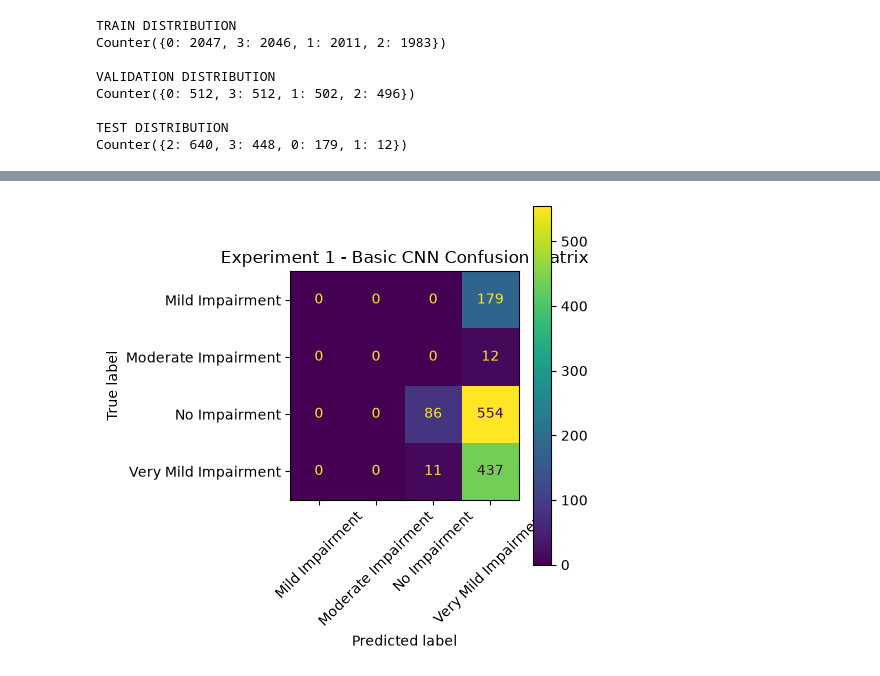
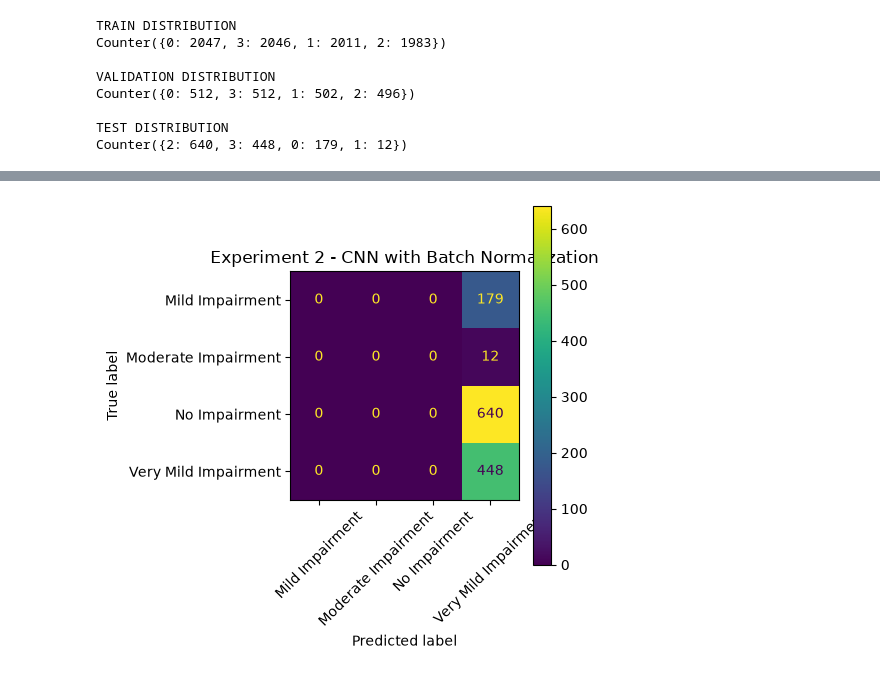
Before and after one commit to Himanshimittal051104/Alzheimer_Diagnosis_CNN, a Jupyter notebook: experiments/02_batch_normalization.ipynb, the cells around one changed output, grey strips where cells are left out. Saved outputs shown, nothing was run; the diff lists cells and outputs as text; code cells hidden in the pictures.

Commit message:
Add batch_normalization experiment and result

```diff
--- a/experiments/02_batch_normalization.ipynb
+++ b/experiments/02_batch_normalization.ipynb
@@ -380,15 +380,15 @@ Very Mild Impairment       0.37      0.98      0.54       448
 # %%
 cm = confusion_matrix(all_labels, all_predictions)
 
 disp = ConfusionMatrixDisplay(
     confusion_matrix=cm,
     display_labels=train_data.classes
 )
 
 fig, ax = plt.subplots(figsize=(5, 5))
 disp.plot(ax=ax, xticks_rotation=45)
-plt.title("Experiment 1 - Basic CNN Confusion Matrix")
+plt.title("Experiment 2 - CNN with Batch Normalization")
 plt.tight_layout()
 plt.show()
 # %% [output]
-[figure, old version]
+[figure, new version]
```
Also changed, not shown: parts of 3 cells of this notebook, 1 other file.
